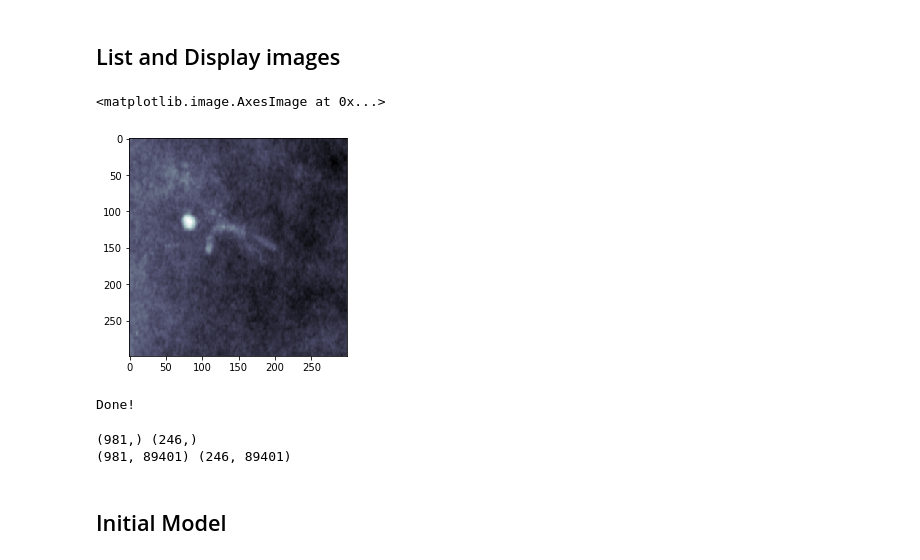
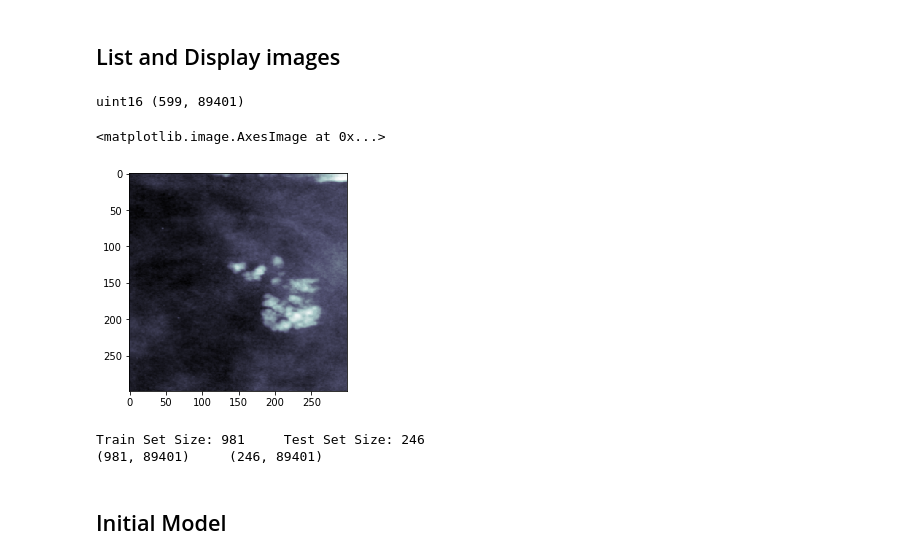
Before and after one commit to isados/breast-cancer-screening, a Jupyter notebook: model.ipynb, the cells around one changed output. Drawn from its saved outputs; the diff is of its cells as text; code cells hidden in the pictures.

```diff
--- a/model.ipynb
+++ b/model.ipynb
@@ -43,16 +43,21 @@ torch.backends.cudnn.enabled
 True
 # %% [markdown]
 ## List and Display images
-# %%
-import h5py
-with h5py.File(PATH+"images_1227.hdf5", "r") as f:
-    img=f['images'][...]
-    lbl=f['labels'][...]
-
-# Add clever bit of code to filter benign and malignant samples
+# %%
+with h5py.File(PATH+"images_1227.hdf5", "r") as f:
+    b=f['benign']
+    img_b=b['images'][...]
+    lbl_b=b['labels'][...]
+    m=f['malignant']
+    img_m=m['images'][...]
+    lbl_m=m['labels'][...]
+
+print(img_m.dtype,img_m.shape)
+# %% [output]
+uint16 (599, 89401)
 # %%
-plt.imshow(img[4].reshape((299,299)),cmap=plt.cm.bone)
+plt.imshow(img_b[2].reshape((299,299)),cmap=plt.cm.bone)
 # %% [output]
 <matplotlib.image.AxesImage at 0x...>
-[figure, old version]
+[figure, new version]
 # %%
@@ -72,11 +78,11 @@ split=0.8
 
 # Returns train-test split for BENIGN cases
 imgb_trn,imgb_tst=return_trn_test_split(data=img_b,frac=split)
-lblb_trn,lblb_tst=return_trn_test_split(data=np.array(['BENIGN']*img_b.shape[0]),frac=split)
+lblb_trn,lblb_tst=return_trn_test_split(data=lbl_b,frac=split)
 
 # Returns train-test split for MALIGNANT cases
 imgm_trn,imgm_tst=return_trn_test_split(data=img_m,frac=split)
-lblm_trn,lblm_tst=return_trn_test_split(data=np.array(['MALIGNANT']*img_m.shape[0]),frac=split)
+lblm_trn,lblm_tst=return_trn_test_split(data=lbl_m,frac=split)
 
 # Prepare Labels for training set
 lbl_trn=np.concatenate([lblb_trn,lblm_trn])
@@ -90,13 +96,9 @@ img_trn=np.vstack([imgb_trn,imgm_trn])
 # Prepare images for Test set
 img_tst=np.vstack([imgb_tst,imgm_tst])
 
-print('Done!')
+print("Train Set Size: {}\tTest Set Size: {}".format(lbl_trn.shape[0],lbl_tst.shape[0]))
+print(img_trn.shape,"\t",img_tst.shape)
 # %% [output]
-Done!
+Train Set Size: 981     Test Set Size: 246
+(981, 89401)     (246, 89401)
-# %%
-print(lbl_trn.shape,lbl_tst.shape)
-print(img_trn.shape,img_tst.shape)
-# %% [output]
-(981,) (246,)
-(981, 89401) (246, 89401)
 # %%
```
Also changed, not shown: parts of 2 cells of this notebook, 2 other files.
